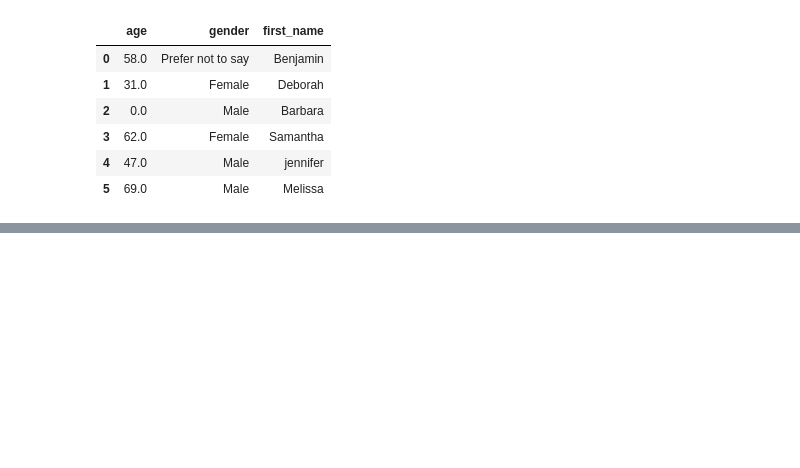
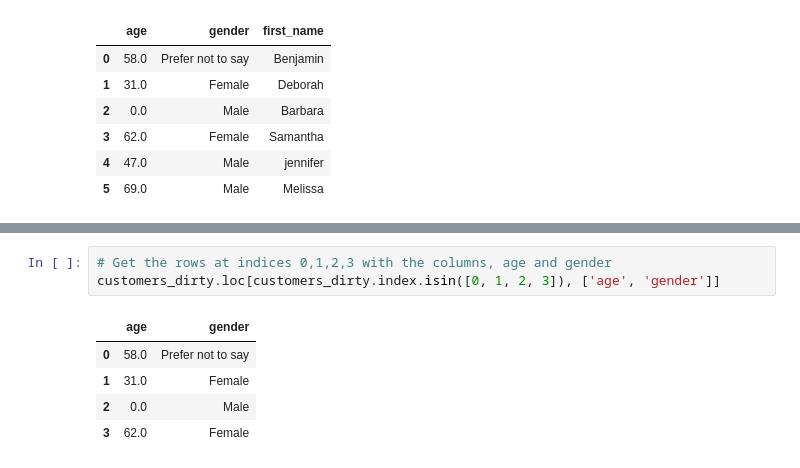
Before and after one commit to egarci000/LearningDataEngineering, a Jupyter notebook: LearningPandas/notebooks/ex1_using_customers_dataset.ipynb, the cells around one changed output, grey strips where cells are left out. Drawn from its saved outputs; the diff is of its cells as text; blank space fills up the shorter version.

```diff
--- a/LearningPandas/notebooks/ex1_using_customers_dataset.ipynb
+++ b/LearningPandas/notebooks/ex1_using_customers_dataset.ipynb
@@ -127,0 +191,9 @@ customers_dirty.loc[:5, ['age', 'gender', 'first_name']]
+# %%
+# Get the rows at indices 0,1,2,3 with the columns, age and gender
+customers_dirty.loc[customers_dirty.index.isin([0, 1, 2, 3]), ['age', 'gender']]
+# %% [output]
+|  | age | gender |
+| 0 | 58.0 | Prefer not to say |
+| 1 | 31.0 | Female |
+| 2 | 0.0 | Male |
+| 3 | 62.0 | Female |
```
Also changed, not shown: parts of 4 cells of this notebook, 1 other file.
